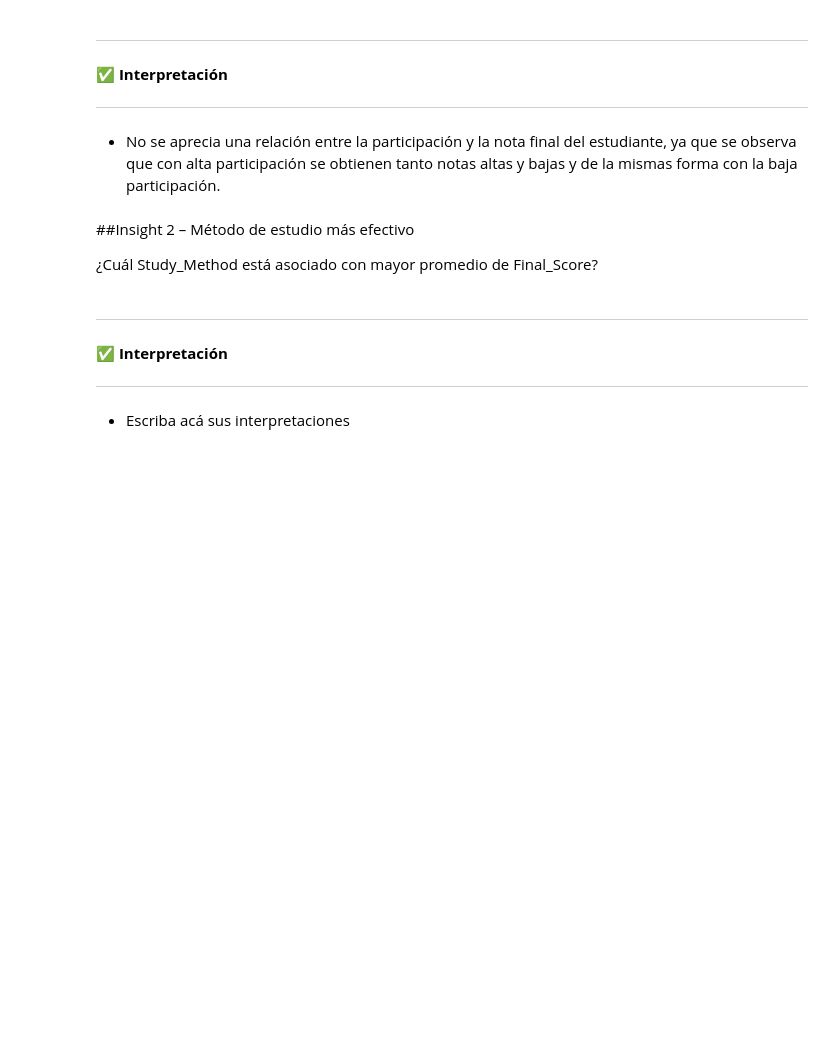
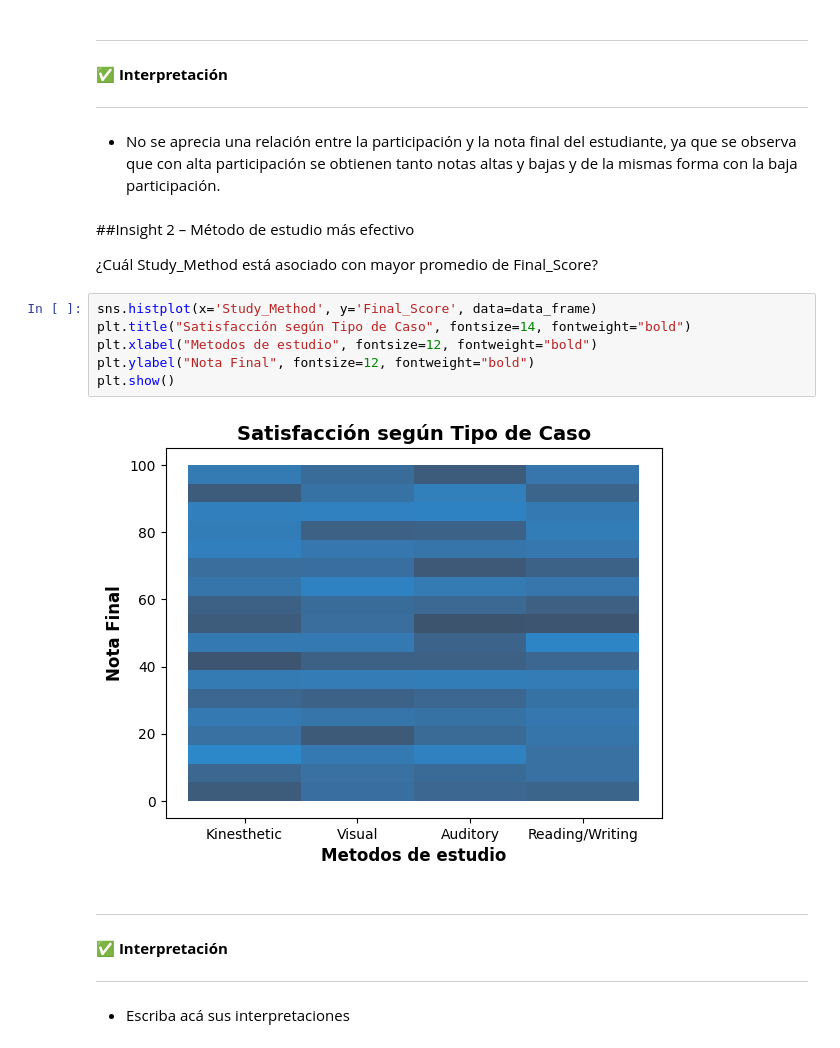
Before and after one commit to kotonitro/Inteligencia_Artificial_UBB, a Jupyter notebook: 620454_Base_Evaluacion_1_AnalisisExploratorio.ipynb, the cells around one changed output. Saved outputs shown, nothing was run; the diff lists cells and outputs as text; blank space fills up the shorter version.

```diff
--- a/620454_Base_Evaluacion_1_AnalisisExploratorio.ipynb
+++ b/620454_Base_Evaluacion_1_AnalisisExploratorio.ipynb
@@ -319,6 +319,14 @@ plt.show()
 ##Insight 2 – Método de estudio más efectivo
 
 ¿Cuál Study_Method está asociado con mayor promedio de Final_Score?
+# %%
+sns.histplot(x='Study_Method', y='Final_Score', data=data_frame)
+plt.title("Satisfacción según Tipo de Caso", fontsize=14, fontweight="bold")
+plt.xlabel("Metodos de estudio", fontsize=12, fontweight="bold")
+plt.ylabel("Nota Final", fontsize=12, fontweight="bold")
+plt.show()
+# %% [output]
+[figure, added]
 # %% [markdown]
 ---
 ✅ **Interpretación**
```
Also changed, not shown: parts of 3 cells of this notebook.
